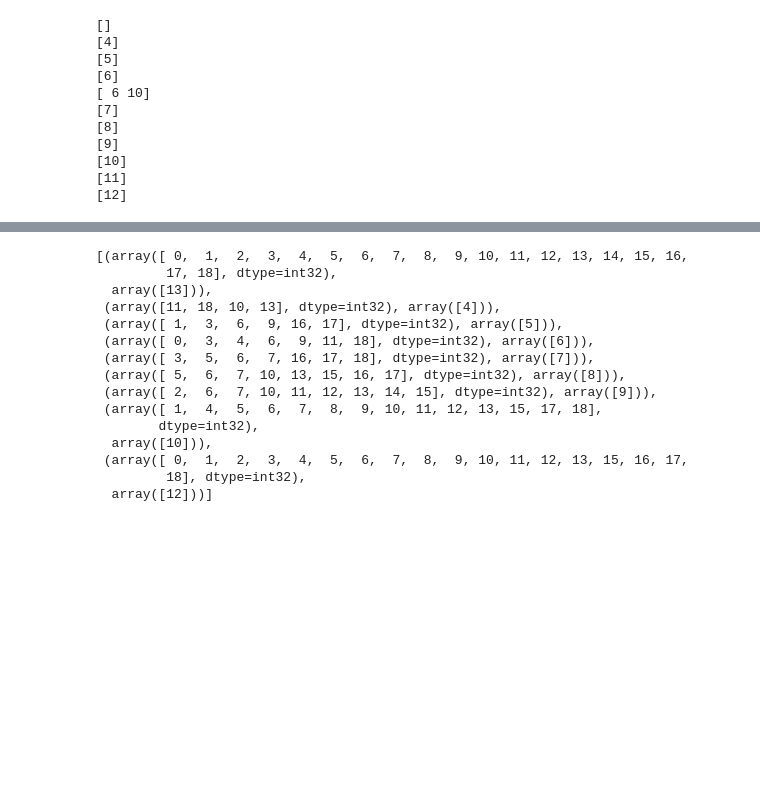
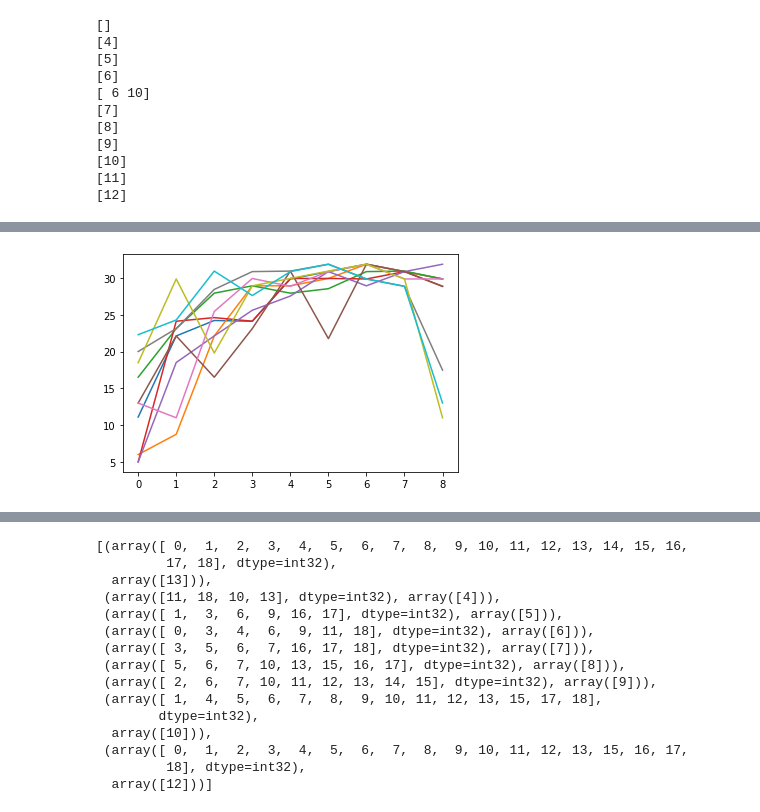
Before and after one commit to Co-MEG/CoMEG, a Jupyter notebook: notebooks/unexpected_concepts.ipynb, the cells around one changed output, grey strips where cells are left out. Saved outputs shown, nothing was run; the diff lists cells and outputs as text; code cells hidden in the pictures; blank space fills up the shorter version.

Commit message:
toy graph notebook

```diff
--- a/notebooks/unexpected_concepts.ipynb
+++ b/notebooks/unexpected_concepts.ipynb
@@ -317,3 +360,8 @@ SVG(image)
 # %% [output]
 ['Supplanting' 'Invisible']
 [drawing not drawn]
+# %%
+for i in range(10):
+    plt.plot(complexity_gen_graphs.get(5)[i*9:i*9 + 9], label='')
+# %% [output]
+[figure, added]
```
Also changed, not shown: parts of 8 cells of this notebook.
